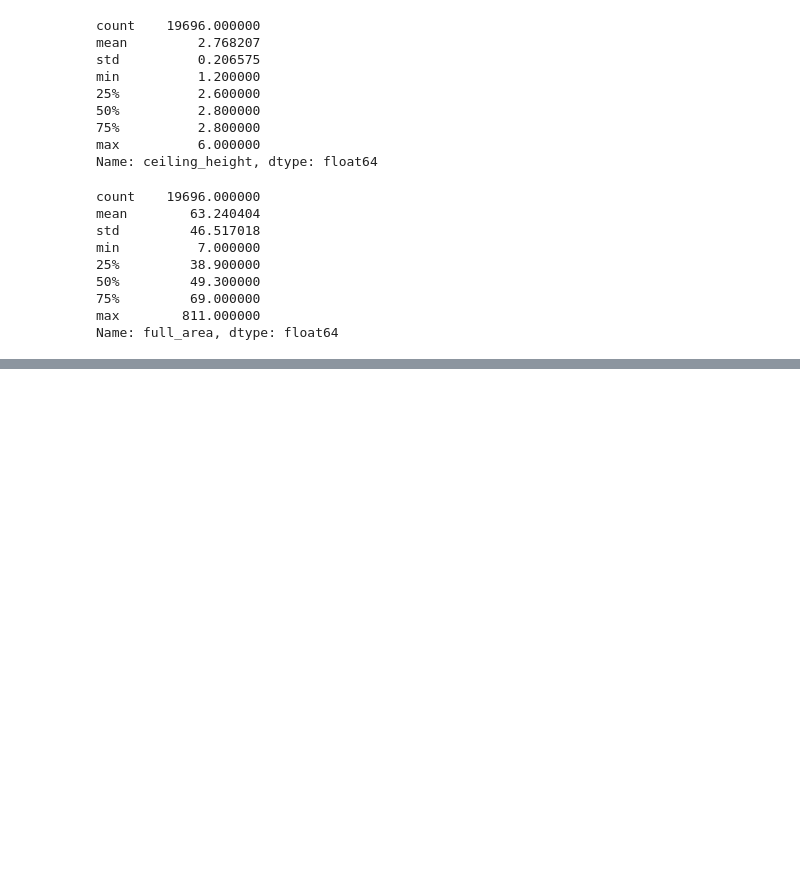
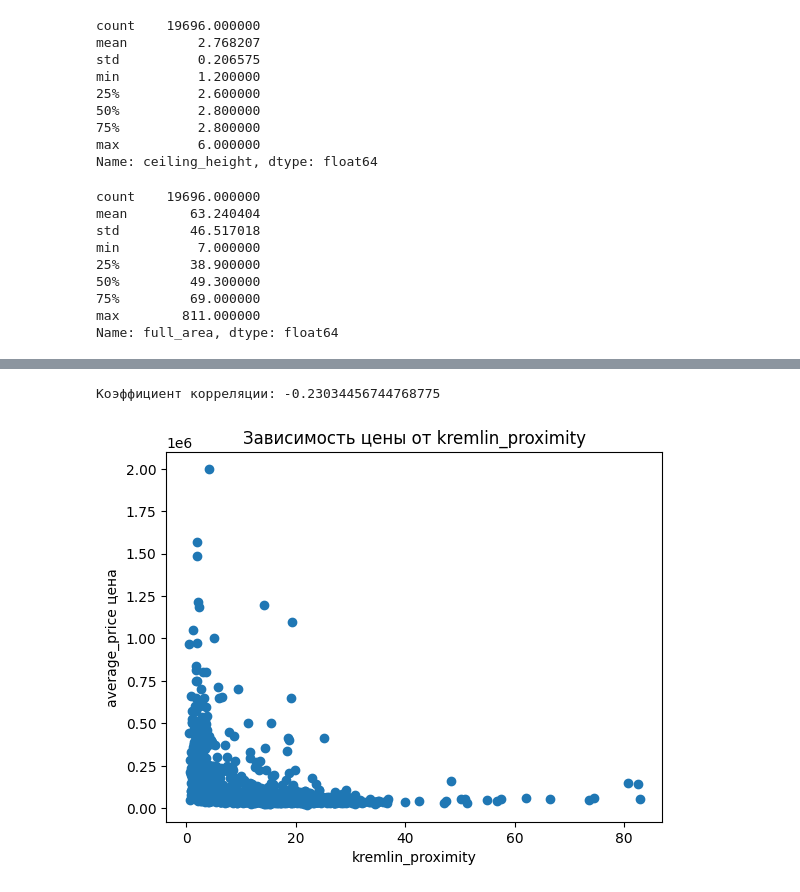
Before and after one commit to romnatall/real_estate_EDA, a Jupyter notebook: preprocessing.ipynb, the cells around one changed output, grey strips where cells are left out. Cells and saved outputs as stored; diff of their text form; code cells hidden in the pictures; blank space fills up the shorter version.

```diff
--- a/preprocessing.ipynb
+++ b/preprocessing.ipynb
@@ -426,0 +673,23 @@ data_new
+# %%
+# Группируем данные по 'kremlin_proximity' и вычисляем среднюю цену для каждой категории
+mean_prices = data_new.groupby('kremlin_proximity')['price'].mean()
+
+# Создаем списки категорий критерия и значений средней цены
+categories = mean_prices.index.tolist()
+prices = mean_prices.values.tolist()
+
+# Построение scatter plot
+plt.scatter(categories, prices)
+plt.xlabel('kremlin_proximity')
+plt.ylabel('average_price цена')
+plt.title('Зависимость цены от kremlin_proximity')
+
+# Коэффициент корреляции для критерия 'kremlin_proximity'
+correlation = data_new['price'].corr(data_new['kremlin_proximity'])
+print(f"Коэффициент корреляции: {correlation}")
+
+# Отображение графика
+plt.show()
+# %% [output]
+Коэффициент корреляции: -0.23034456744768775
+[figure, added]
```
Also changed, not shown: parts of 40 cells of this notebook, 3 other files.
